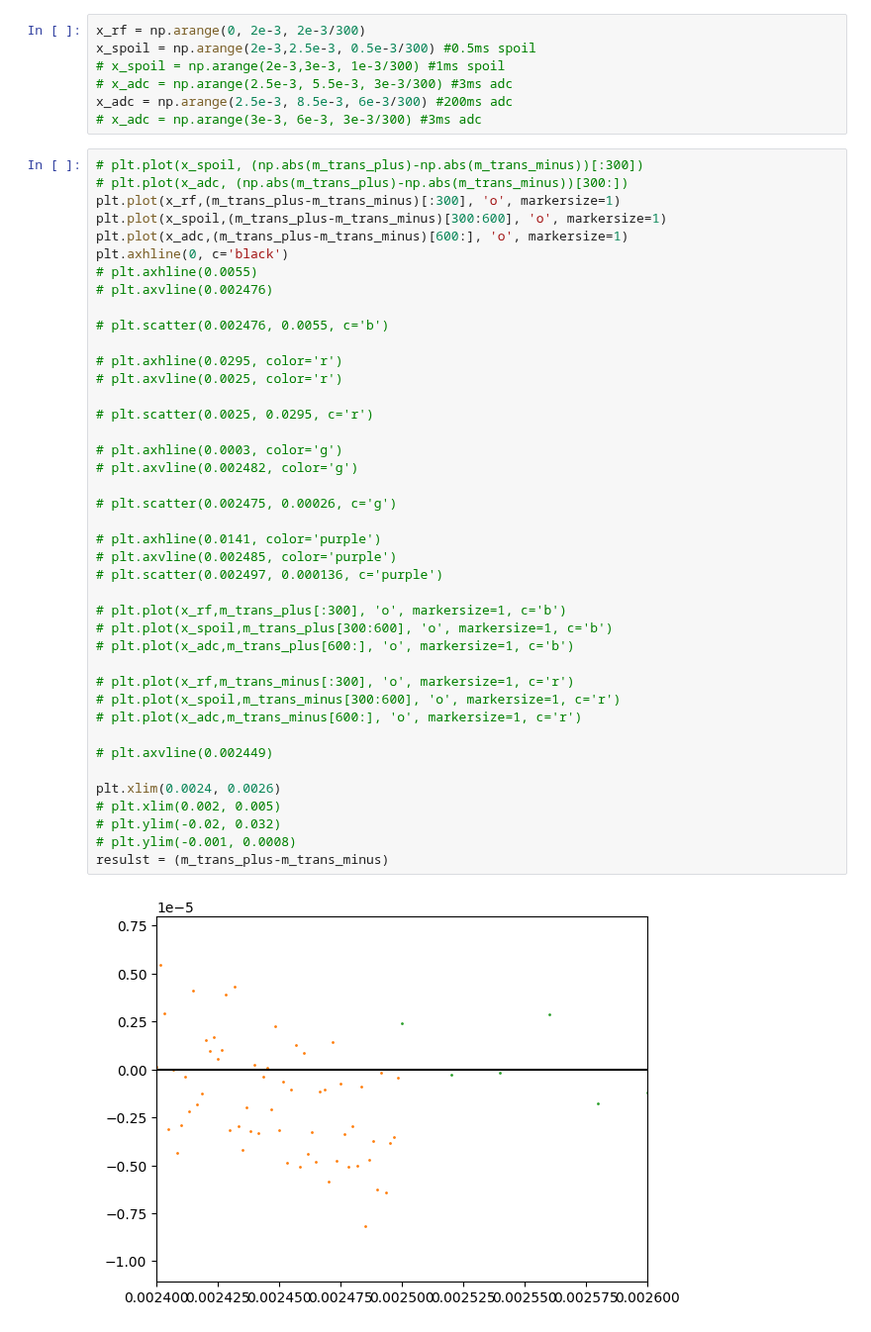
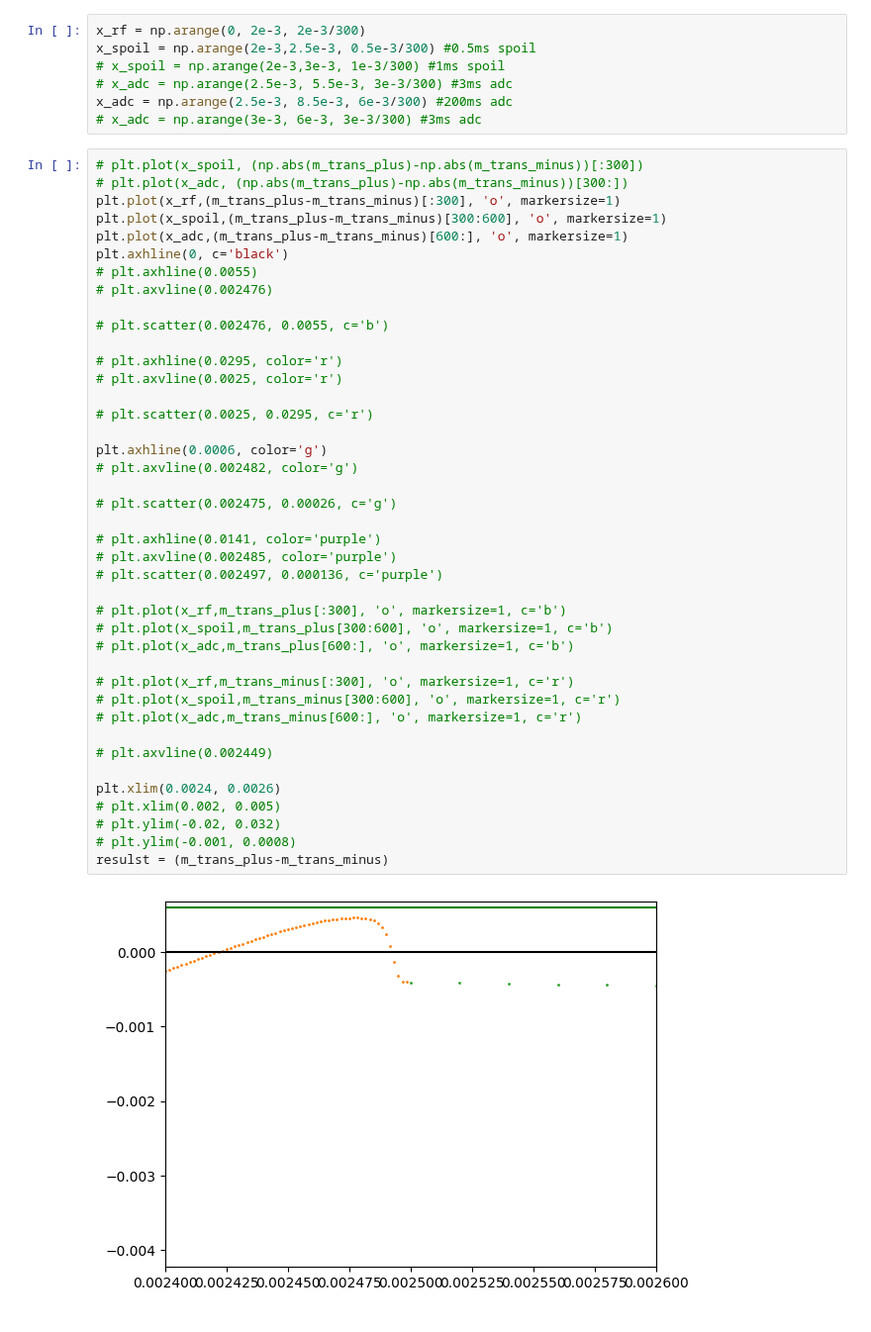
Before and after one commit to dantona02/optim, a Jupyter notebook: testing.ipynb, the cells around one changed output. Shown at 99% size. Saved outputs shown, nothing was run; the diff lists cells and outputs as text.

```diff
--- a/testing.ipynb
+++ b/testing.ipynb
@@ -147,35 +147,35 @@ plt.axhline(0, c='black')
 
 # plt.axhline(0.0295, color='r')
 # plt.axvline(0.0025, color='r')
 
 # plt.scatter(0.0025, 0.0295, c='r')
 
-# plt.axhline(0.0003, color='g')
+plt.axhline(0.0006, color='g')
 # plt.axvline(0.002482, color='g')
 
 # plt.scatter(0.002475, 0.00026, c='g')
 
 # plt.axhline(0.0141, color='purple')
 # plt.axvline(0.002485, color='purple')
 # plt.scatter(0.002497, 0.000136, c='purple')
 
 # plt.plot(x_rf,m_trans_plus[:300], 'o', markersize=1, c='b')
 # plt.plot(x_spoil,m_trans_plus[300:600], 'o', markersize=1, c='b')
 # plt.plot(x_adc,m_trans_plus[600:], 'o', markersize=1, c='b')
 
 # plt.plot(x_rf,m_trans_minus[:300], 'o', markersize=1, c='r')
 # plt.plot(x_spoil,m_trans_minus[300:600], 'o', markersize=1, c='r')
 # plt.plot(x_adc,m_trans_minus[600:], 'o', markersize=1, c='r')
 
 # plt.axvline(0.002449)
 
 plt.xlim(0.0024, 0.0026)
 # plt.xlim(0.002, 0.005)
 # plt.ylim(-0.02, 0.032)
 # plt.ylim(-0.001, 0.0008)
 resulst = (m_trans_plus-m_trans_minus)
 # %% [output]
-[figure, old version]
+[figure, new version]
 # %%
 plt.plot(x_rf,m_trans_plus[:300], 'o', markersize=1, c='b')
 plt.plot(x_spoil,m_trans_plus[300:600], 'o', markersize=1, c='b')
```
Also changed, not shown: parts of 5 cells of this notebook, 58 other files.
